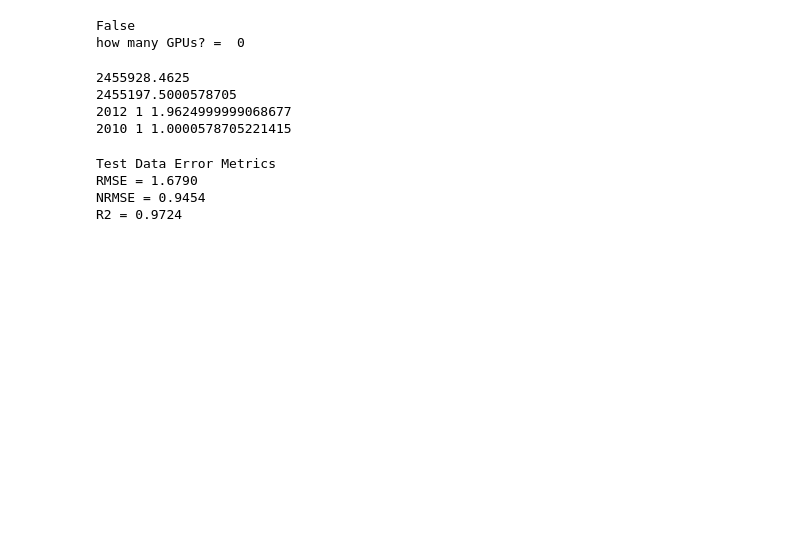
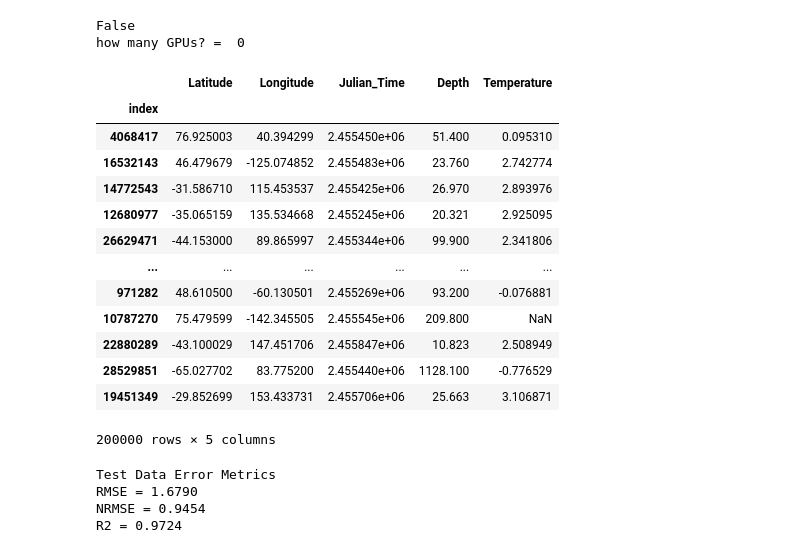
Before and after one commit to DarrenMLie/OTEC, a Jupyter notebook: test200kSample.ipynb, the cells around one changed output. Cells and saved outputs as stored; diff of their text form; code cells hidden in the pictures; blank space fills up the shorter version.

```diff
--- a/test200kSample.ipynb
+++ b/test200kSample.ipynb
@@ -48,24 +48,35 @@ df_actual_output = df_inputs.pop(response_var)
 # %%
 # test = pd.read_csv("mu.csv").squeeze().pop("Temperature")
 # # test = test.squeeze()
 # # type(df.std())
 # df_std
 # df
 
-from julianToNormal import jd_to_date
-# year, month, day = jd_to_date(2455269)
+# from julianToNormal import jd_to_date
+# # year, month, day = jd_to_date(2455269)
+# # print(year, month, day)
+# print(max(df["Julian_Time"]))
+# print(min(df["Julian_Time"]))
+# year, month, day = jd_to_date(max(df["Julian_Time"]))
 # print(year, month, day)
-print(max(df["Julian_Time"]))
-print(min(df["Julian_Time"]))
-year, month, day = jd_to_date(max(df["Julian_Time"]))
-print(year, month, day)
-year, month, day = jd_to_date(min(df["Julian_Time"]))
-print(year, month, day)
+# year, month, day = jd_to_date(min(df["Julian_Time"]))
+# print(year, month, day)
+df
 # %% [output]
+|  | Latitude | Longitude | Julian_Time | Depth | Temperature |
+| index |  |  |  |  |  |
+| 4068417 | 76.925003 | 40.394299 | 2.455450e+06 | 51.400 | 0.095310 |
+| 16532143 | 46.479679 | -125.074852 | 2.455483e+06 | 23.760 | 2.742774 |
+| 14772543 | -31.586710 | 115.453537 | 2.455425e+06 | 26.970 | 2.893976 |
+| 12680977 | -35.065159 | 135.534668 | 2.455245e+06 | 20.321 | 2.925095 |
+| 26629471 | -44.153000 | 89.865997 | 2.455344e+06 | 99.900 | 2.341806 |
+| ... | ... | ... | ... | ... | ... |
+| 971282 | 48.610500 | -60.130501 | 2.455269e+06 | 93.200 | -0.076881 |
+| 10787270 | 75.479599 | -142.345505 | 2.455545e+06 | 209.800 | NaN |
+| 22880289 | -43.100029 | 147.451706 | 2.455847e+06 | 10.823 | 2.508949 |
+| 28529851 | -65.027702 | 83.775200 | 2.455440e+06 | 1128.100 | -0.776529 |
+| 19451349 | -29.852699 | 153.433731 | 2.455706e+06 | 25.663 | 3.106871 |
-2455928.4625
-2455197.5000578705
-2012 1 1.9624999999068677
-2010 1 1.0000578705221415
+200000 rows × 5 columns
 # %%
 # Convert to numpy arrays
 df_inputs_arr = np.array(df_inputs)
```
Also changed, not shown: 3 other files.
